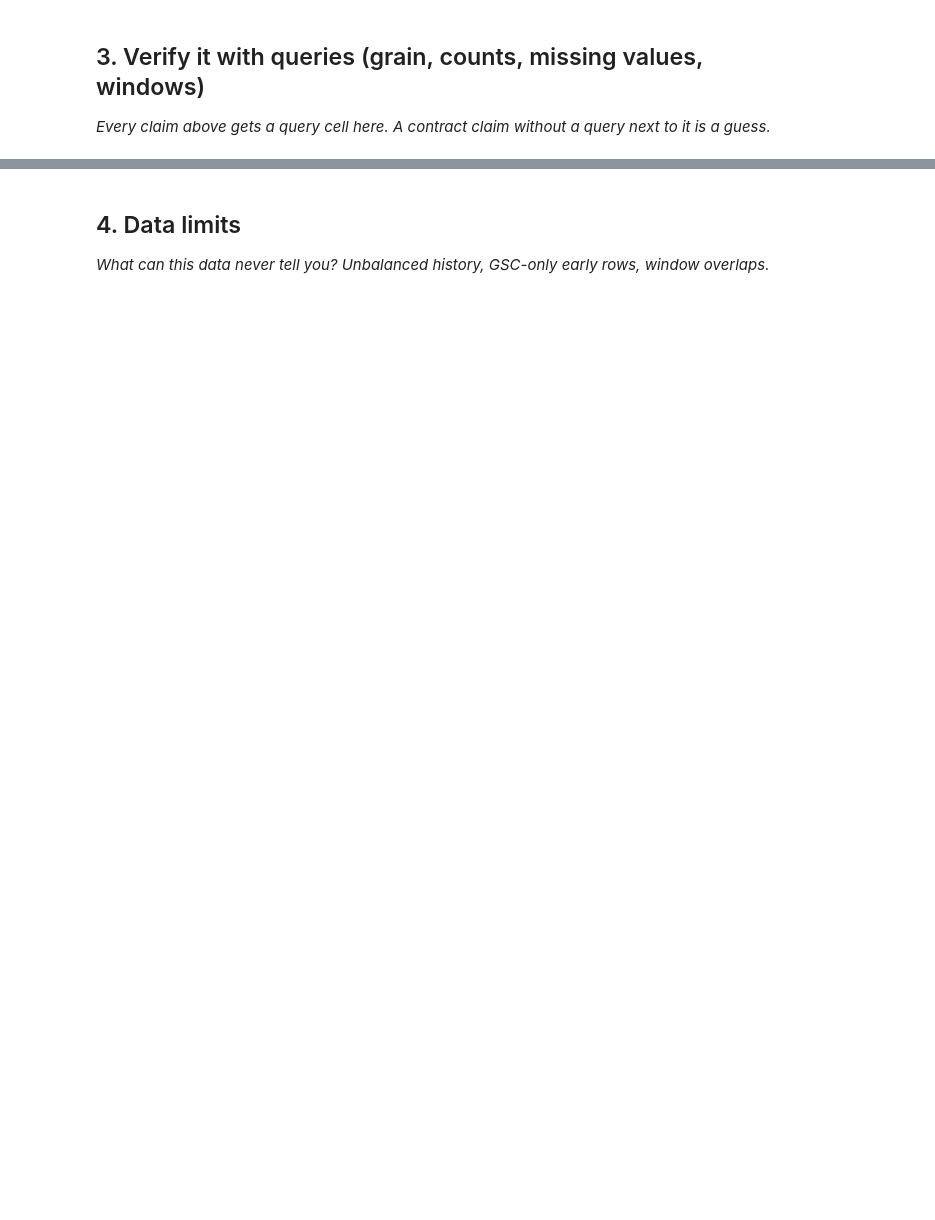
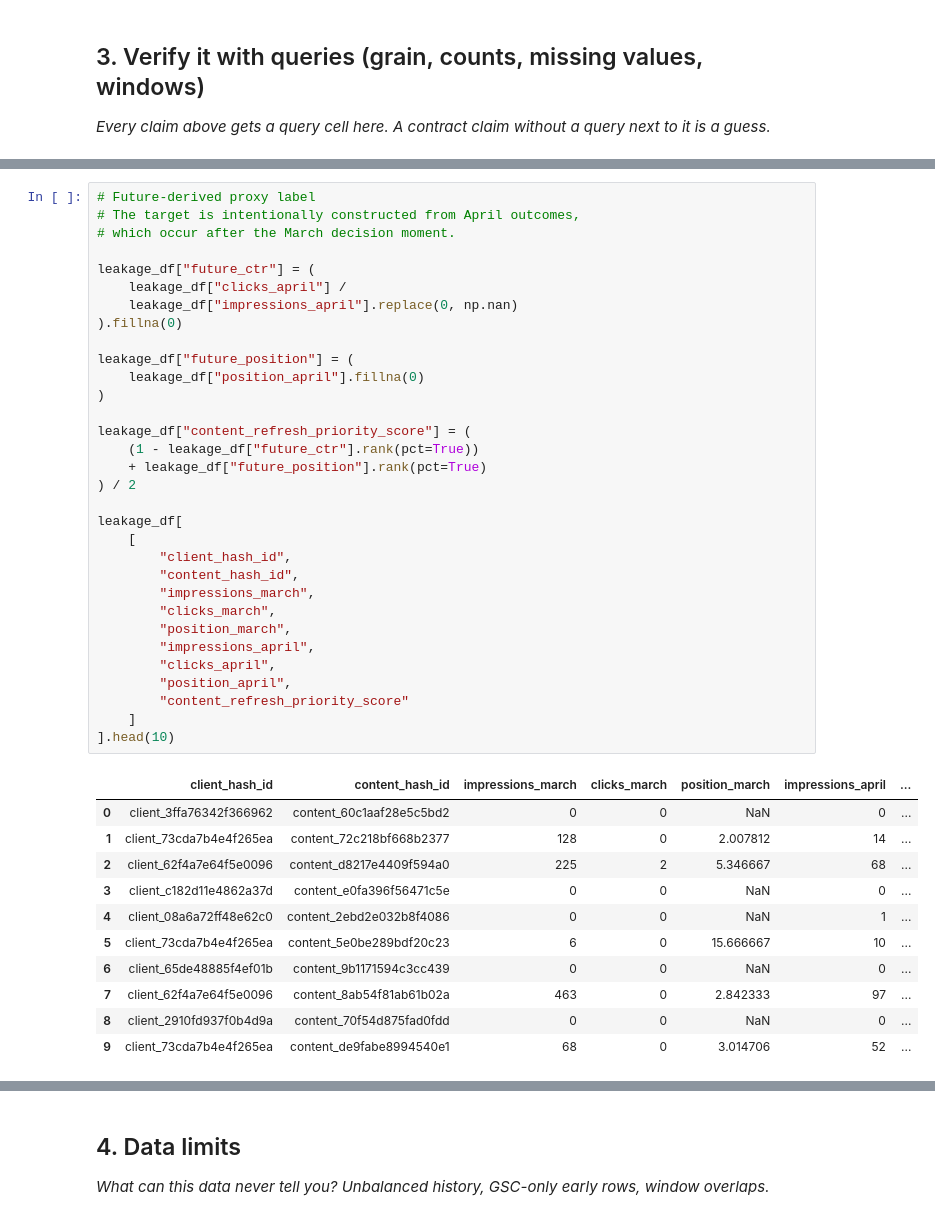
Before and after one commit to shefiramarizcha62-sudo/flyrank-ml-portfolio, a Jupyter notebook: work/notebooks/w03_data_contract.ipynb, the cells around one changed output, grey strips where cells are left out. Drawn from its saved outputs; the diff is of its cells as text; blank space fills up the shorter version.

```diff
--- a/work/notebooks/w03_data_contract.ipynb
+++ b/work/notebooks/w03_data_contract.ipynb
@@ -29,0 +311,44 @@ This skeleton is yours to fill. Work the sections **in order** — each one has
+# %%
+# Future-derived proxy label
+# The target is intentionally constructed from April outcomes,
+# which occur after the March decision moment.
+
+leakage_df["future_ctr"] = (
+    leakage_df["clicks_april"] /
+    leakage_df["impressions_april"].replace(0, np.nan)
+).fillna(0)
+
+leakage_df["future_position"] = (
+    leakage_df["position_april"].fillna(0)
+)
+
+leakage_df["content_refresh_priority_score"] = (
+    (1 - leakage_df["future_ctr"].rank(pct=True))
+    + leakage_df["future_position"].rank(pct=True)
+) / 2
+
+leakage_df[
+    [
+        "client_hash_id",
+        "content_hash_id",
+        "impressions_march",
+        "clicks_march",
+        "position_march",
+        "impressions_april",
+        "clicks_april",
+        "position_april",
+        "content_refresh_priority_score"
+    ]
+].head(10)
+# %% [output]
+|  | client_hash_id | content_hash_id | impressions_march | clicks_march | position_march | impressions_april | ... |
+| 0 | client_3ffa76342f366962 | content_60c1aaf28e5c5bd2 | 0 | 0 | NaN | 0 | ... |
+| 1 | client_73cda7b4e4f265ea | content_72c218bf668b2377 | 128 | 0 | 2.007812 | 14 | ... |
+| 2 | client_62f4a7e64f5e0096 | content_d8217e4409f594a0 | 225 | 2 | 5.346667 | 68 | ... |
+| 3 | client_c182d11e4862a37d | content_e0fa396f56471c5e | 0 | 0 | NaN | 0 | ... |
+| 4 | client_08a6a72ff48e62c0 | content_2ebd2e032b8f4086 | 0 | 0 | NaN | 1 | ... |
+| 5 | client_73cda7b4e4f265ea | content_5e0be289bdf20c23 | 6 | 0 | 15.666667 | 10 | ... |
+| 6 | client_65de48885f4ef01b | content_9b1171594c3cc439 | 0 | 0 | NaN | 0 | ... |
+| 7 | client_62f4a7e64f5e0096 | content_8ab54f81ab61b02a | 463 | 0 | 2.842333 | 97 | ... |
+| 8 | client_2910fd937f0b4d9a | content_70f54d875fad0fdd | 0 | 0 | NaN | 0 | ... |
+| 9 | client_73cda7b4e4f265ea | content_de9fabe8994540e1 | 68 | 0 | 3.014706 | 52 | ... |
```
Also changed, not shown: parts of 36 cells of this notebook.
